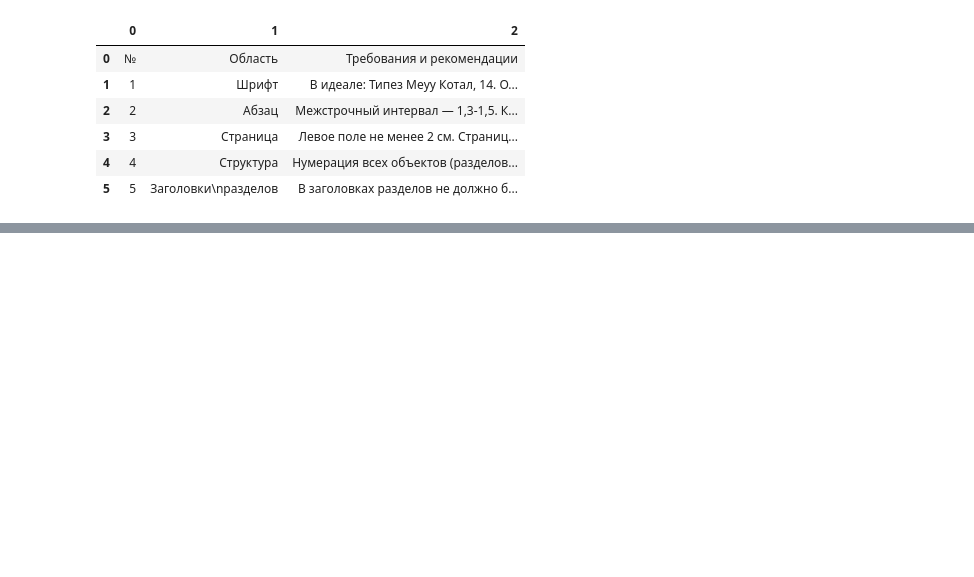
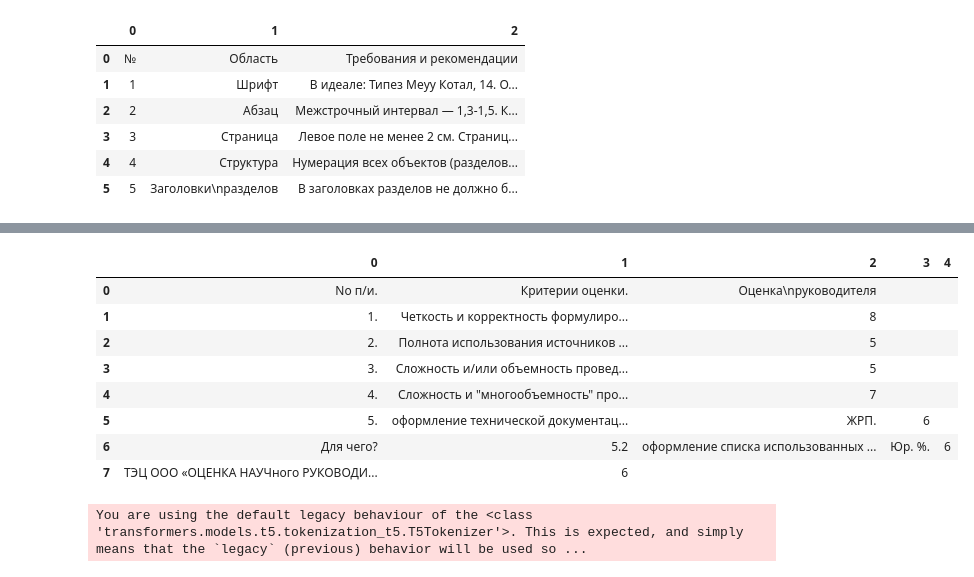
Before and after one commit to diemvs/table-parser, a Jupyter notebook: app/app_usage.ipynb, the cells around one changed output, grey strips where cells are left out. Saved outputs shown, nothing was run; the diff lists cells and outputs as text; code cells hidden in the pictures; blank space fills up the shorter version.

```diff
--- a/app/app_usage.ipynb
+++ b/app/app_usage.ipynb
@@ -215,0 +267,19 @@ count of tables: 1
+# %%
+res[0]
+# %% [output]
+|  | 0 | 1 | 2 | 3 | 4 |
+| 0 | No п/и. | Критерии оценки. | Оценка\nруководителя |  |  |
+| 1 | 1. | Четкость и корректность формулиро... | 8 |  |  |
+| 2 | 2. | Полнота использования источников ... | 5 |  |  |
+| 3 | 3. | Сложность и/или объемность провед... | 5 |  |  |
+| 4 | 4. | Сложность и "многообъемность" про... | 7 |  |  |
+| 5 | 5. | оформление технической документац... | ЖРП. | 6 |  |
+| 6 | Для чего? | 5.2 | оформление списка использованных ... | Юр. %. | 6 |
+| 7 | ТЭЦ ООО «ОЦЕНКА НАУЧного РУКОВОДИ... | 6 |  |  |  |
+# %%
+from transformers import AutoTokenizer, AutoModelForSeq2SeqLM
+
+tokenizer = AutoTokenizer.from_pretrained("bond005/ruT5-ASR-large", use_fast=False)
+model = AutoModelForSeq2SeqLM.from_pretrained("bond005/ruT5-ASR-large")
+# %% [output]
+You are using the default legacy behaviour of the <class 'transformers.models.t5.tokenization_t5.T5Tokenizer'>. This is expected, and simply means that the `legacy` (previous) behavior will be used so ...
```
Also changed, not shown: parts of 9 cells of this notebook, 3 other files.
